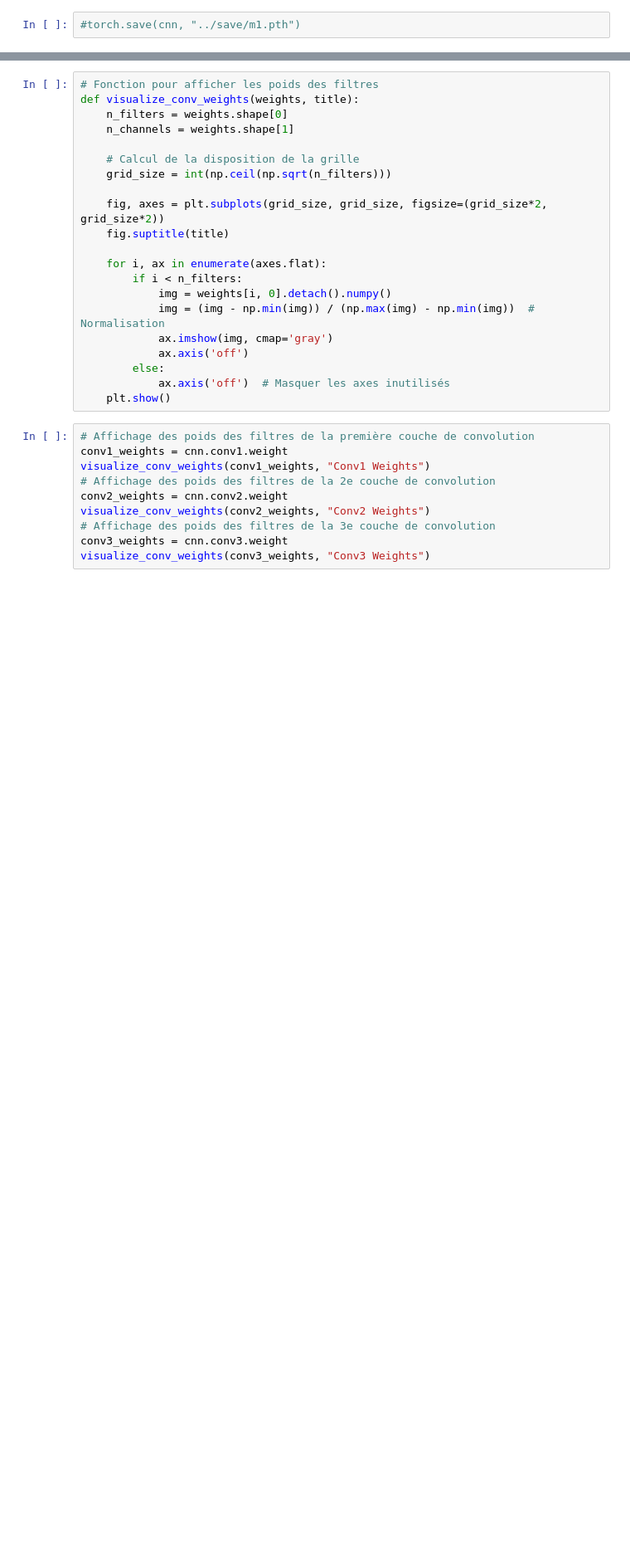
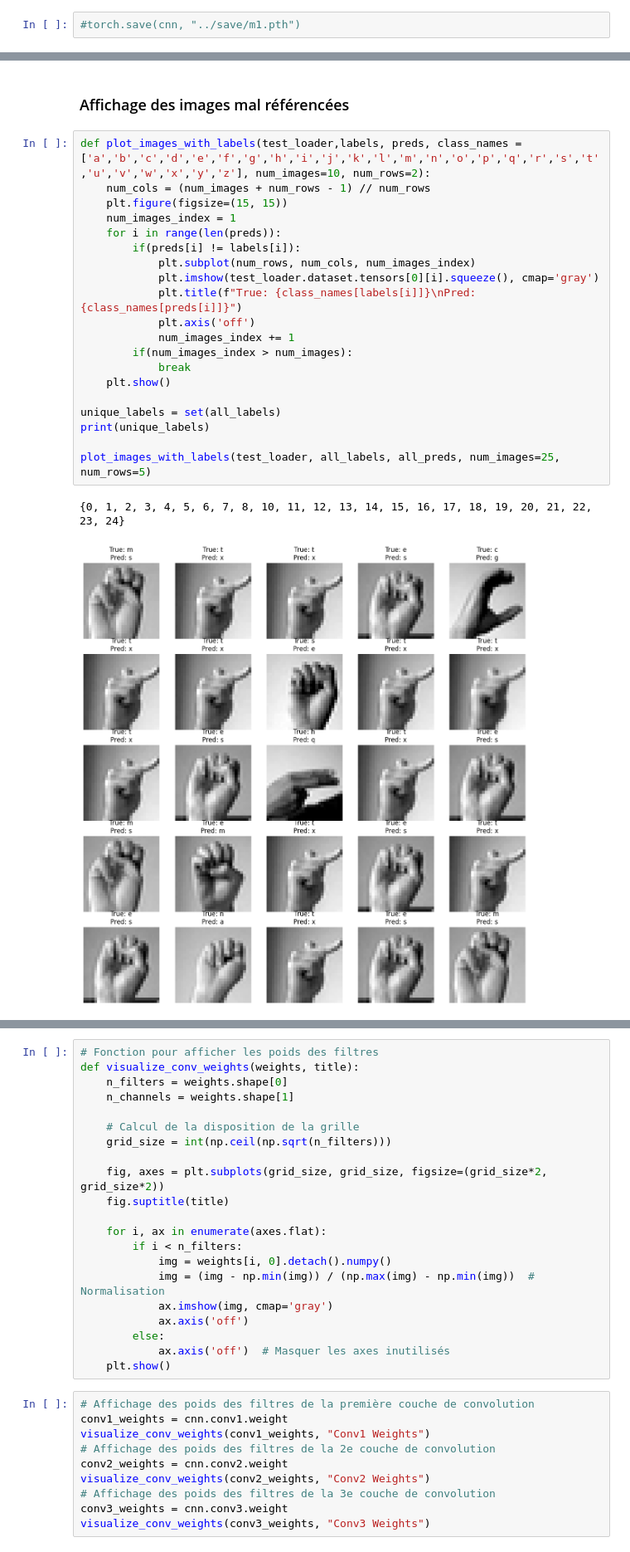
Before and after one commit to MathisAulagnier/SignLanguageLetterRecognitionAI, a Jupyter notebook: src/notebooks/proj_ia_Victor.ipynb, the cells around one changed output, grey strips where cells are left out. Shown at 83% size. Saved outputs shown, nothing was run; the diff lists cells and outputs as text; blank space fills up the shorter version.

```diff
--- a/src/notebooks/proj_ia_Victor.ipynb
+++ b/src/notebooks/proj_ia_Victor.ipynb
@@ -252,0 +347,25 @@ Sauvons le modèle
+# %% [markdown]
+### Affichage des images mal référencées
+# %%
+def plot_images_with_labels(test_loader,labels, preds, class_names = ['a','b','c','d','e','f','g','h','i','j','k','l','m','n','o','p','q','r','s','t','u','v','w','x','y','z'], num_images=10, num_rows=2):
+    num_cols = (num_images + num_rows - 1) // num_rows
+    plt.figure(figsize=(15, 15))
+    num_images_index = 1
+    for i in range(len(preds)):
+        if(preds[i] != labels[i]):
+            plt.subplot(num_rows, num_cols, num_images_index)
+            plt.imshow(test_loader.dataset.tensors[0][i].squeeze(), cmap='gray')
+            plt.title(f"True: {class_names[labels[i]]}\nPred: {class_names[preds[i]]}")
+            plt.axis('off')
+            num_images_index += 1
+        if(num_images_index > num_images):
+            break
+    plt.show()
+
+unique_labels = set(all_labels)
+print(unique_labels)
+
+plot_images_with_labels(test_loader, all_labels, all_preds, num_images=25, num_rows=5)
+# %% [output]
+{0, 1, 2, 3, 4, 5, 6, 7, 8, 10, 11, 12, 13, 14, 15, 16, 17, 18, 19, 20, 21, 22, 23, 24}
+[figure, added]
```
Also changed, not shown: parts of 35 cells of this notebook, 1 other file.
